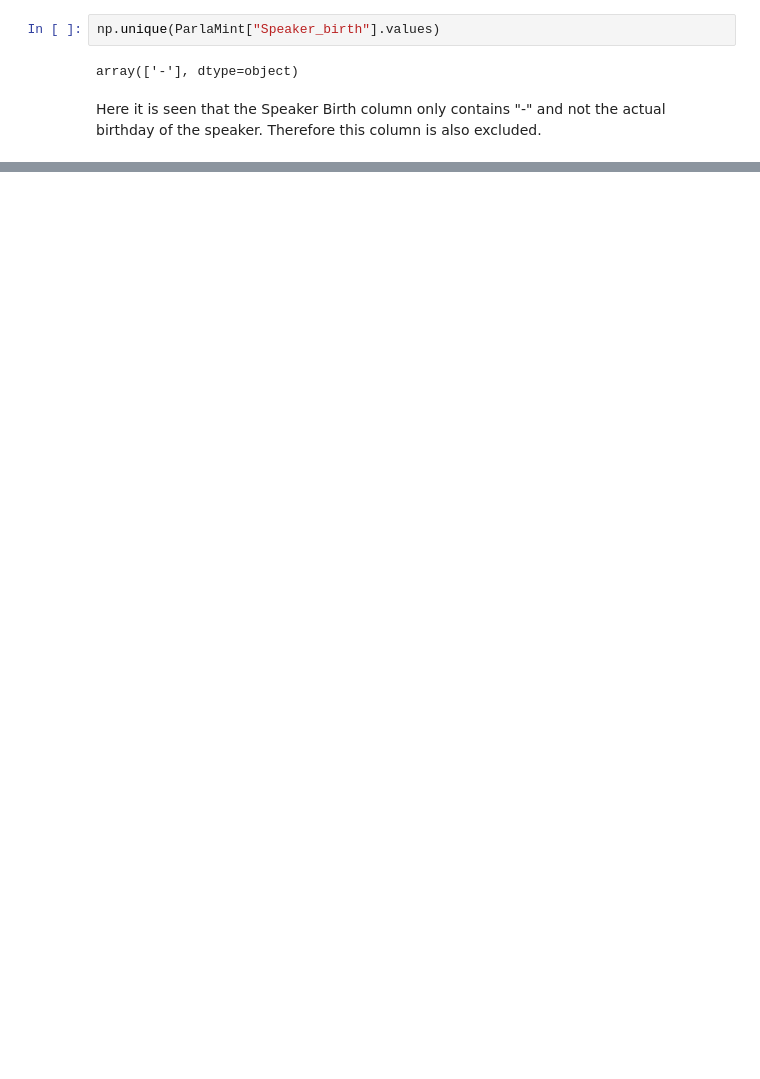
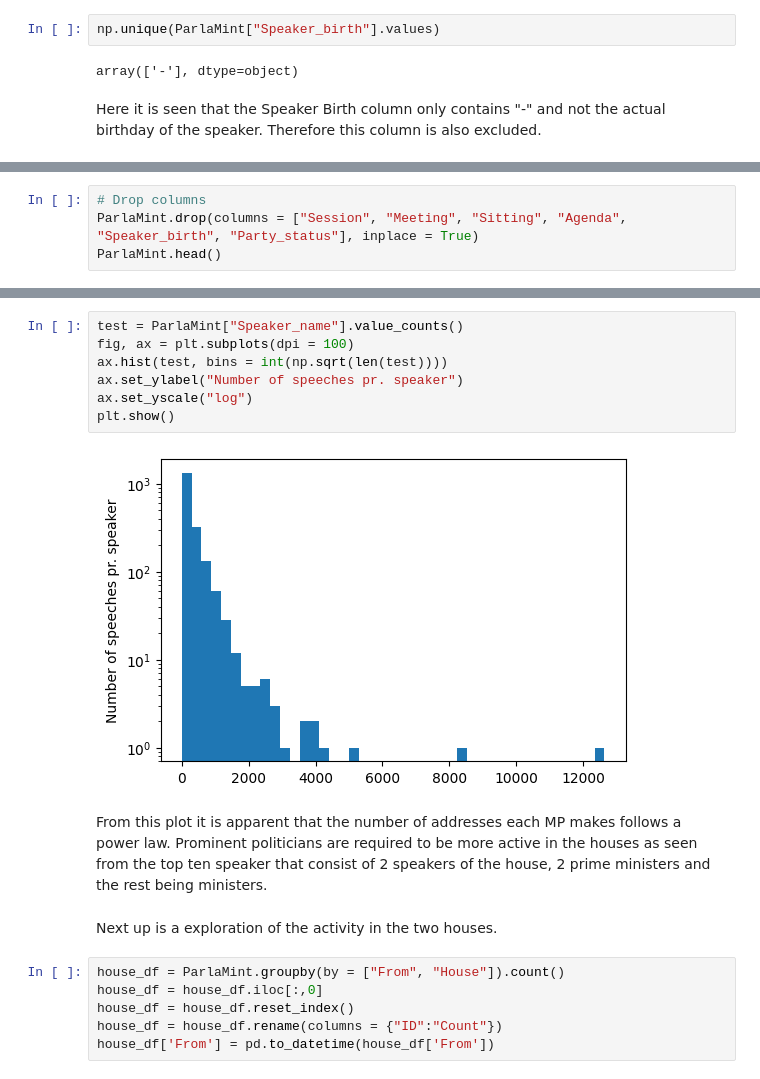
Before and after one commit to DanielHolmelund/Computational-Social-Science-02467, a Jupyter notebook: Project/Basic_stats.ipynb, the cells around one changed output, grey strips where cells are left out. Drawn from its saved outputs; the diff is of its cells as text; blank space fills up the shorter version.

```diff
--- a/Project/Basic_stats.ipynb
+++ b/Project/Basic_stats.ipynb
@@ -147,0 +152,4 @@ Name: Party_status, Length: 17219, dtype: object
+# %%
+# Drop columns
+ParlaMint.drop(columns = ["Session", "Meeting", "Sitting", "Agenda", "Speaker_birth", "Party_status"], inplace = True)
+ParlaMint.head()
@@ -147,0 +183,19 @@ Name: Party_status, Length: 17219, dtype: object
+# %%
+test = ParlaMint["Speaker_name"].value_counts()
+fig, ax = plt.subplots(dpi = 100)
+ax.hist(test, bins = int(np.sqrt(len(test))))
+ax.set_ylabel("Number of speeches pr. speaker")
+ax.set_yscale("log")
+plt.show()
+# %% [output]
+[figure, added]
+# %% [markdown]
+From this plot it is apparent that the number of addresses each MP makes follows a power law. Prominent politicians are required to be more active in the houses as seen from the top ten speaker that consist of 2 speakers of the house, 2 prime ministers and the rest being ministers.
+# %% [markdown]
+Next up is a exploration of the activity in the two houses.
+# %%
+house_df = ParlaMint.groupby(by = ["From", "House"]).count()
+house_df = house_df.iloc[:,0]
+house_df = house_df.reset_index()
+house_df = house_df.rename(columns = {"ID":"Count"})
+house_df['From'] = pd.to_datetime(house_df['From'])
```
Also changed, not shown: parts of 13 cells of this notebook.
